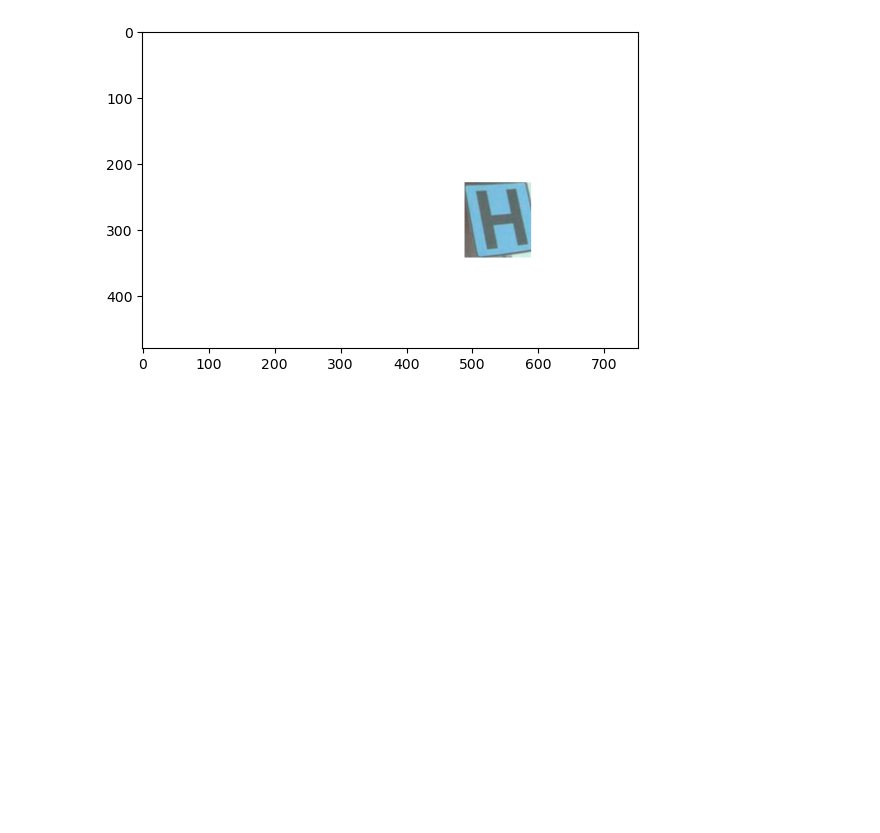
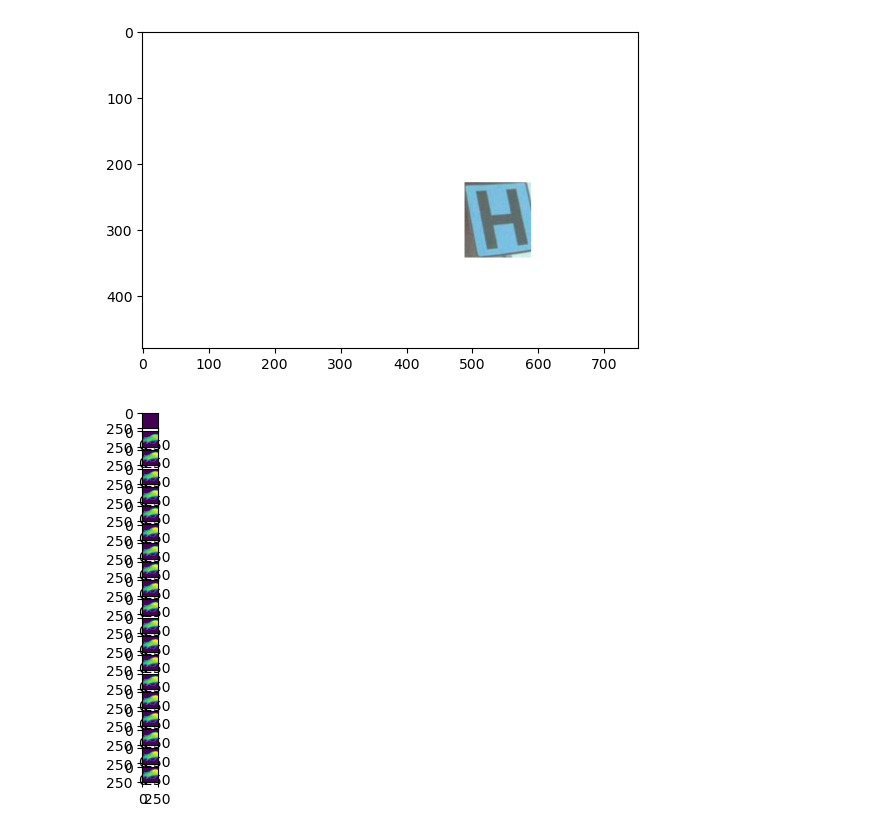
Before and after one commit to joaomatias100/Digital-Image-Processing, a Jupyter notebook: Class1/Exercise3.ipynb, the cells around one changed output. Cells and saved outputs as stored; diff of their text form; code cells hidden in the pictures; blank space fills up the shorter version.

```diff
--- a/Class1/Exercise3.ipynb
+++ b/Class1/Exercise3.ipynb
@@ -121,3 +121,25 @@ plt.imshow(add)
 # %% [output]
 <matplotlib.image.AxesImage at 0x...>
 [figure]
+# %%
+#Ex7
+path1 = "imagens/dif1.bmp"
+path2 = "imagens/dif2.bmp"
+
+img1 = cv2.imread(path1, cv2.IMREAD_GRAYSCALE)
+img2 = cv2.imread(path2, cv2.IMREAD_GRAYSCALE)
+
+final = img1
+
+frames = 20
+
+for i in range(frames):
+    alpha = i / 30
+
+    blend = cv2.addWeighted(img1, 1 - alpha, img2, alpha, 0)
+
+    sub = cv2.subtract(blend, img1)
+    plt.subplot(frames, 1, i + 1)
+    plt.imshow(sub)
+# %% [output]
+[figure, added]
```
Also changed, not shown: parts of 1 cell of this notebook.
